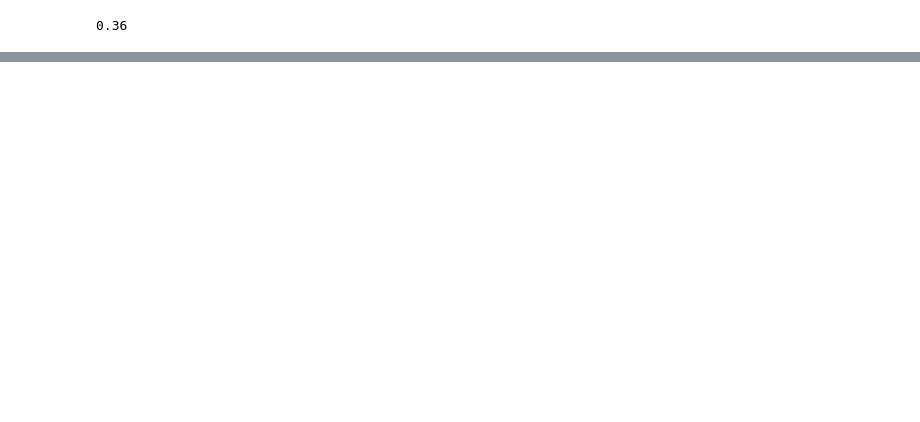
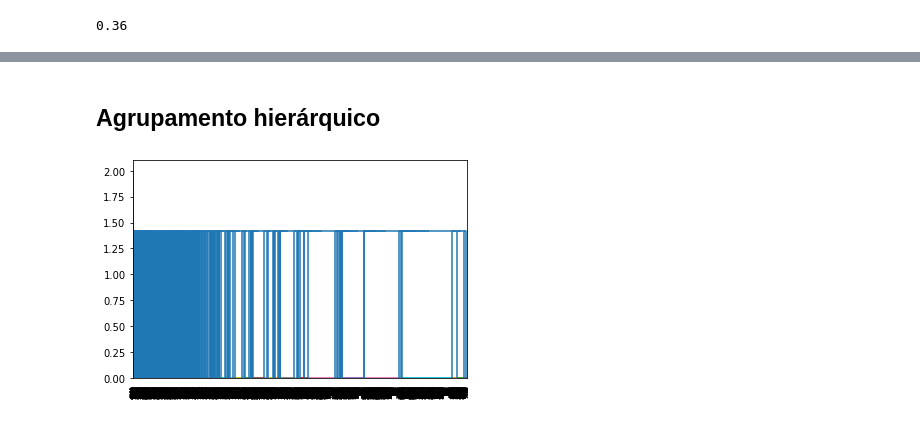
Before and after one commit to ImagineDogs/TranstornosMentais, a Jupyter notebook: notebooks/Agrupamento.ipynb, the cells around one changed output, grey strips where cells are left out. Saved outputs shown, nothing was run; the diff lists cells and outputs as text; code cells hidden in the pictures; blank space fills up the shorter version.

```diff
--- a/notebooks/Agrupamento.ipynb
+++ b/notebooks/Agrupamento.ipynb
@@ -192,0 +220,9 @@ plt.show()
+# %% [markdown]
+## Agrupamento hierárquico
+# %%
+linkage_data = linkage(df_encoded.todense(), method='single', metric='euclidean')
+dendrogram(linkage_data)
+
+plt.show()
+# %% [output]
+[figure, added]
```
Also changed, not shown: parts of 16 cells of this notebook.
